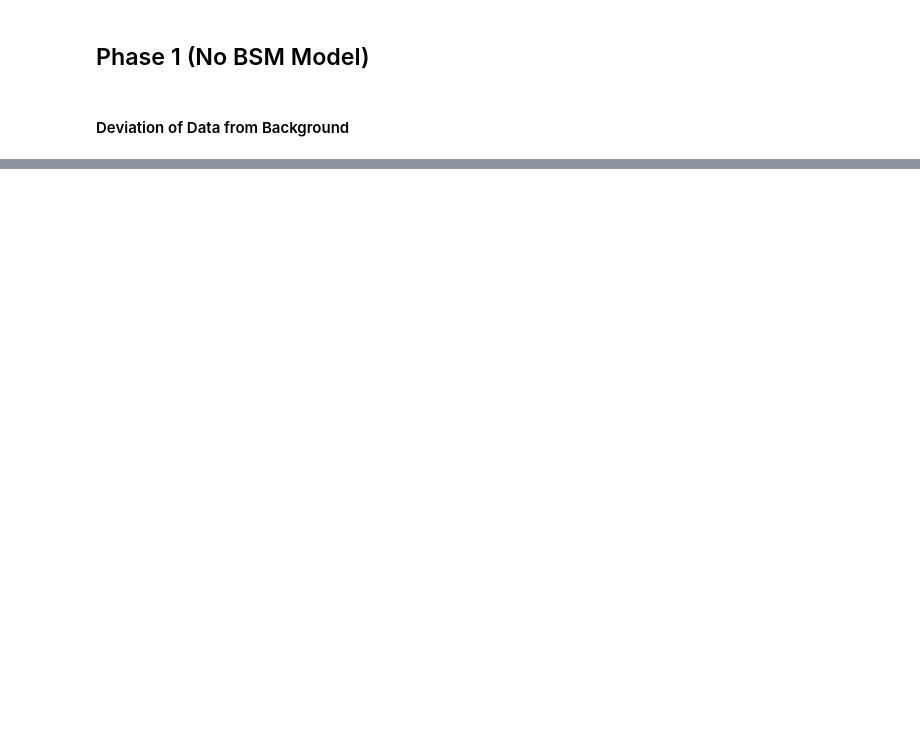
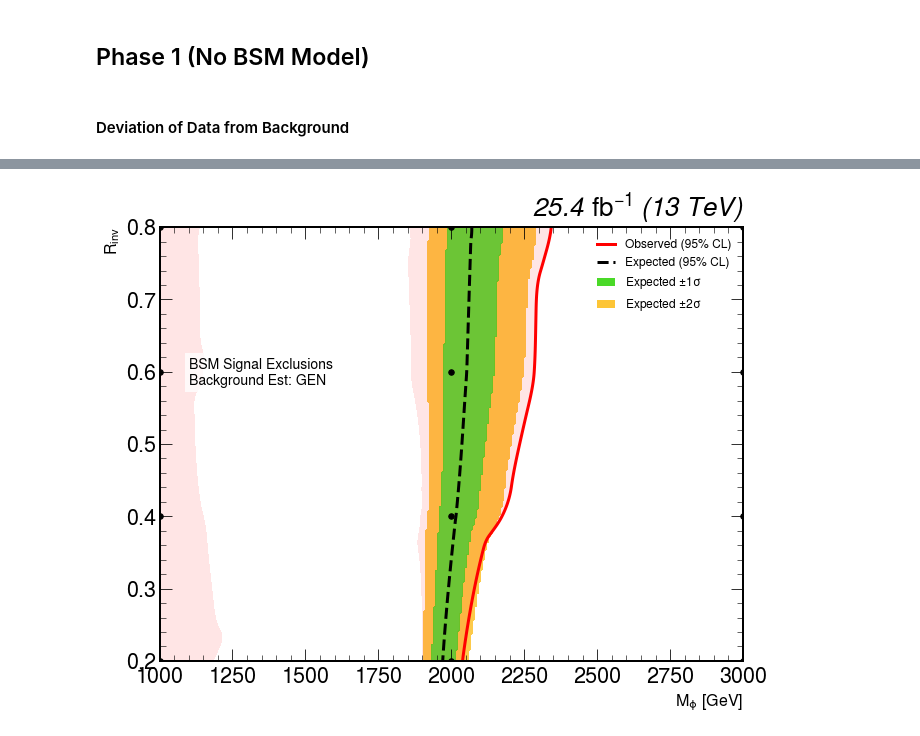
Before and after one commit to sherkaicode/Non-Resonant-AD, a Jupyter notebook: 5_NRAD_Anomaly_ver2.ipynb, the cells around one changed output, grey strips where cells are left out. Cells and saved outputs as stored; diff of their text form; code cells hidden in the pictures; blank space fills up the shorter version.

```diff
--- a/5_NRAD_Anomaly_ver2.ipynb
+++ b/5_NRAD_Anomaly_ver2.ipynb
@@ -1479,0 +1821,15 @@ Bkg passing cut:  5284063
+# %%
+MJJ_BINS = np.arange(0, 5200, 200)
+
+df_limits_gen = calculate_pyhf_limits(
+    df_sig_dict=df_sig_def,
+    signal_modes=SIGNAL_MODES,
+    df_mc=df_mc_gen,
+    df_data=df_data,
+    bkg_type="GEN",
+    score_cuts=opt_cut_results["GEN_default"],
+    df_meta=DF_META,
+    mjj_bins=MJJ_BINS, # <-- Added here
+    bkg_syst_frac=0.10,
+    cut_direction="greater" # Or "greater" based on your classifier
+)
@@ -1479,0 +1850,4 @@ Bkg passing cut:  5284063
+# %%
+plot_2d_brazilian(df_limits_gen, DF_META, bkg_type="GEN")
+# %% [output]
+[figure, added]
```
Also changed, not shown: parts of 18 cells of this notebook, 5 other files.
